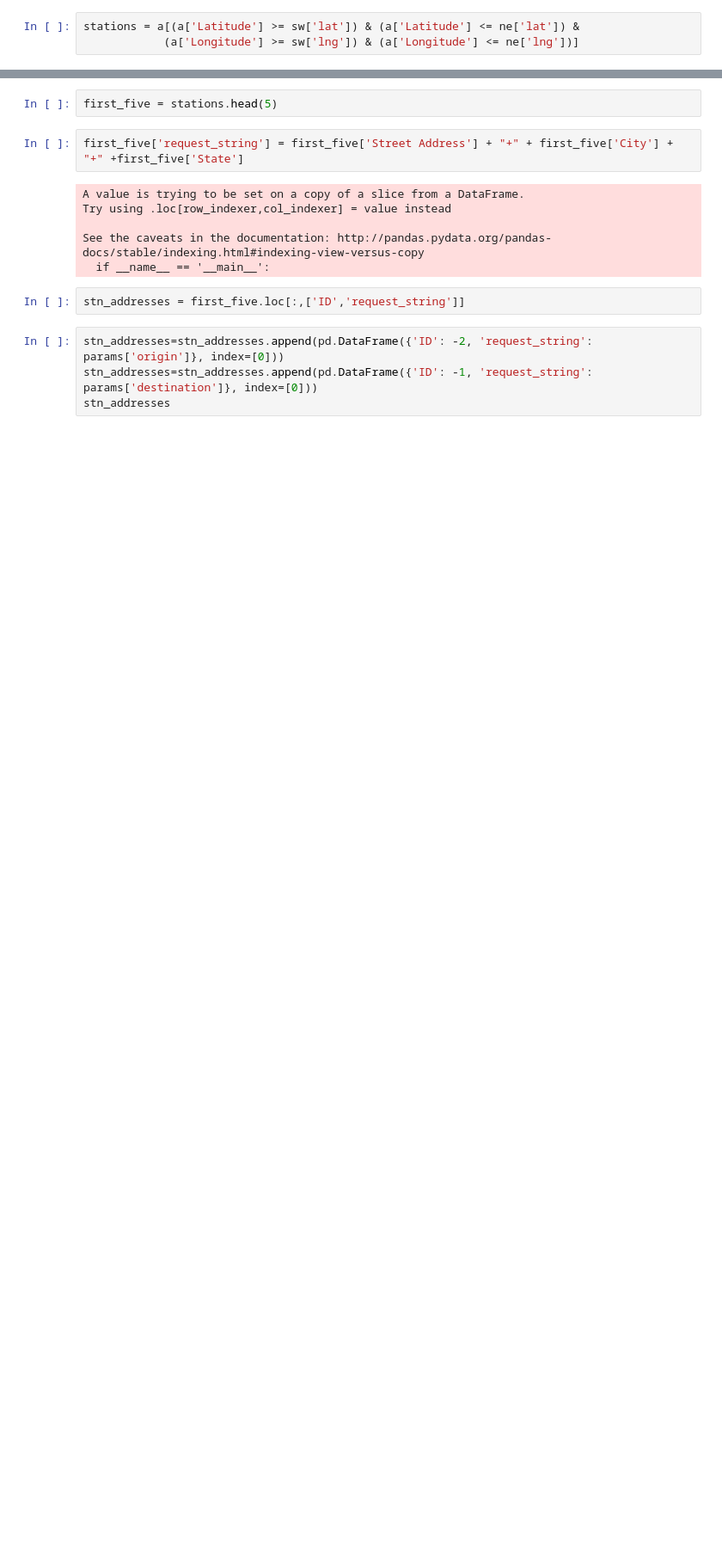
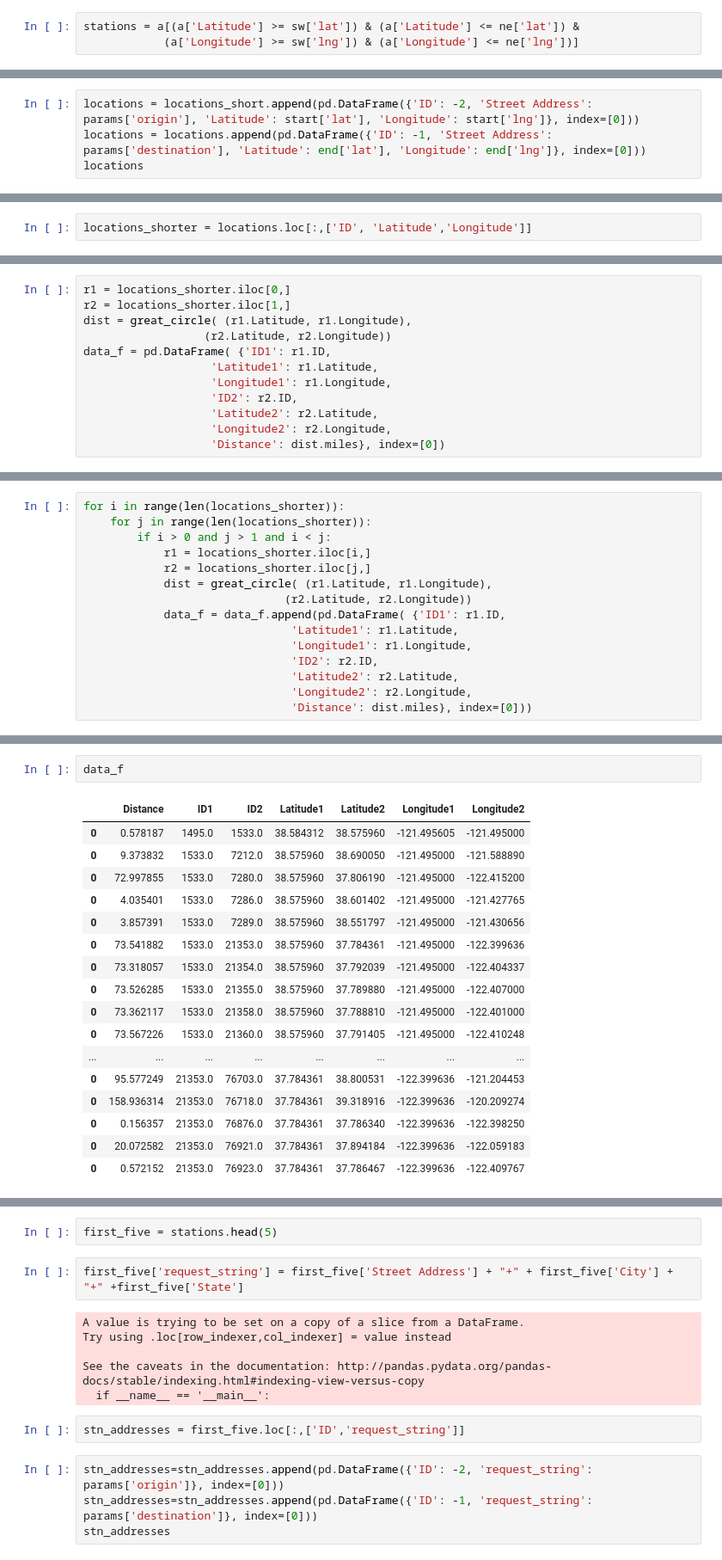
Before and after one commit to nathantchan/electric-trip-planner, a Jupyter notebook: Data Requester.ipynb, the cells around one changed output, grey strips where cells are left out. Shown at 86% size. Cells and saved outputs as stored; diff of their text form; blank space fills up the shorter version.

```diff
--- a/Data Requester.ipynb
+++ b/Data Requester.ipynb
@@ -21,0 +77,4 @@ stations = a[(a['Latitude'] >= sw['lat']) & (a['Latitude'] <= ne['lat']) &
+# %%
+locations = locations_short.append(pd.DataFrame({'ID': -2, 'Street Address': params['origin'], 'Latitude': start['lat'], 'Longitude': start['lng']}, index=[0]))
+locations = locations.append(pd.DataFrame({'ID': -1, 'Street Address': params['destination'], 'Latitude': end['lat'], 'Longitude': end['lng']}, index=[0]))
+locations
@@ -21,0 +109,2 @@ stations = a[(a['Latitude'] >= sw['lat']) & (a['Latitude'] <= ne['lat']) &
+# %%
+locations_shorter = locations.loc[:,['ID', 'Latitude','Longitude']]
@@ -21,0 +120,12 @@ stations = a[(a['Latitude'] >= sw['lat']) & (a['Latitude'] <= ne['lat']) &
+# %%
+r1 = locations_shorter.iloc[0,]
+r2 = locations_shorter.iloc[1,]
+dist = great_circle( (r1.Latitude, r1.Longitude),
+                  (r2.Latitude, r2.Longitude))
+data_f = pd.DataFrame( {'ID1': r1.ID,
+                   'Latitude1': r1.Latitude,
+                   'Longitude1': r1.Longitude,
+                   'ID2': r2.ID,
+                   'Latitude2': r2.Latitude,
+                   'Longitude2': r2.Longitude,
+                   'Distance': dist.miles}, index=[0])
@@ -21,0 +143,15 @@ stations = a[(a['Latitude'] >= sw['lat']) & (a['Latitude'] <= ne['lat']) &
+# %%
+for i in range(len(locations_shorter)):
+    for j in range(len(locations_shorter)):
+        if i > 0 and j > 1 and i < j:
+            r1 = locations_shorter.iloc[i,]
+            r2 = locations_shorter.iloc[j,]
+            dist = great_circle( (r1.Latitude, r1.Longitude),
+                              (r2.Latitude, r2.Longitude))
+            data_f = data_f.append(pd.DataFrame( {'ID1': r1.ID,
+                               'Latitude1': r1.Latitude,
+                               'Longitude1': r1.Longitude,
+                               'ID2': r2.ID,
+                               'Latitude2': r2.Latitude,
+                               'Longitude2': r2.Longitude,
+                               'Distance': dist.miles}, index=[0]))
@@ -21,0 +160,20 @@ stations = a[(a['Latitude'] >= sw['lat']) & (a['Latitude'] <= ne['lat']) &
+# %%
+data_f
+# %% [output]
+|  | Distance | ID1 | ID2 | Latitude1 | Latitude2 | Longitude1 | Longitude2 |
+| 0 | 0.578187 | 1495.0 | 1533.0 | 38.584312 | 38.575960 | -121.495605 | -121.495000 |
+| 0 | 9.373832 | 1533.0 | 7212.0 | 38.575960 | 38.690050 | -121.495000 | -121.588890 |
+| 0 | 72.997855 | 1533.0 | 7280.0 | 38.575960 | 37.806190 | -121.495000 | -122.415200 |
+| 0 | 4.035401 | 1533.0 | 7286.0 | 38.575960 | 38.601402 | -121.495000 | -121.427765 |
+| 0 | 3.857391 | 1533.0 | 7289.0 | 38.575960 | 38.551797 | -121.495000 | -121.430656 |
+| 0 | 73.541882 | 1533.0 | 21353.0 | 38.575960 | 37.784361 | -121.495000 | -122.399636 |
+| 0 | 73.318057 | 1533.0 | 21354.0 | 38.575960 | 37.792039 | -121.495000 | -122.404337 |
+| 0 | 73.526285 | 1533.0 | 21355.0 | 38.575960 | 37.789880 | -121.495000 | -122.407000 |
+| 0 | 73.362117 | 1533.0 | 21358.0 | 38.575960 | 37.788810 | -121.495000 | -122.401000 |
+| 0 | 73.567226 | 1533.0 | 21360.0 | 38.575960 | 37.791405 | -121.495000 | -122.410248 |
+| ... | ... | ... | ... | ... | ... | ... | ... |
+| 0 | 95.577249 | 21353.0 | 76703.0 | 37.784361 | 38.800531 | -122.399636 | -121.204453 |
+| 0 | 158.936314 | 21353.0 | 76718.0 | 37.784361 | 39.318916 | -122.399636 | -120.209274 |
+| 0 | 0.156357 | 21353.0 | 76876.0 | 37.784361 | 37.786340 | -122.399636 | -122.398250 |
+| 0 | 20.072582 | 21353.0 | 76921.0 | 37.784361 | 37.894184 | -122.399636 | -122.059183 |
+| 0 | 0.572152 | 21353.0 | 76923.0 | 37.784361 | 37.786467 | -122.399636 | -122.409767 |
```
Also changed, not shown: parts of 28 cells of this notebook, 6 other files.
